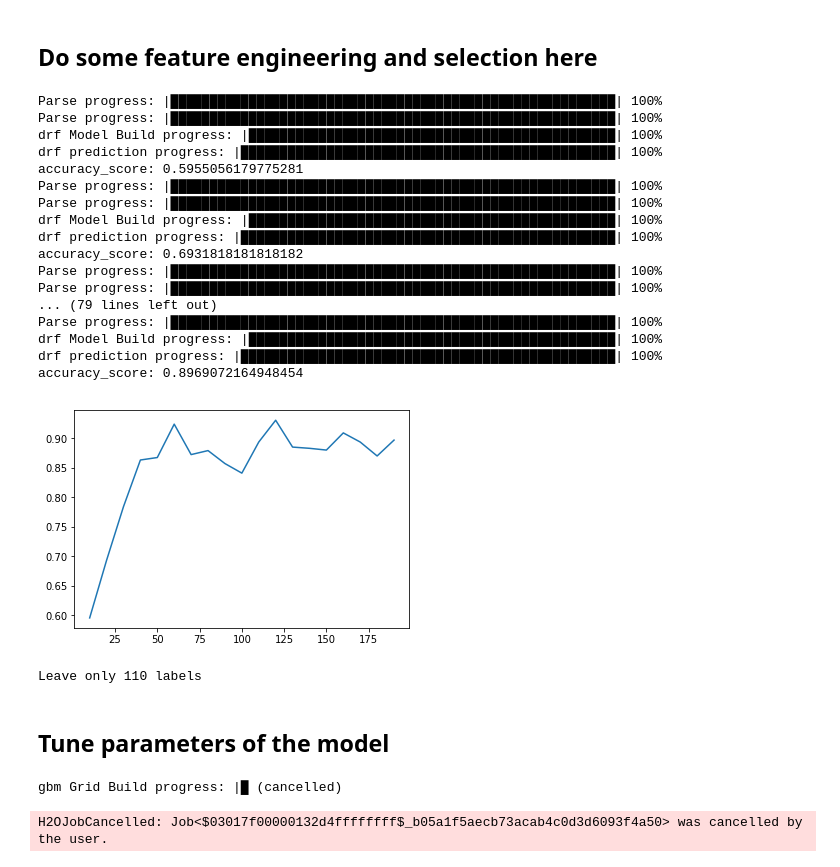
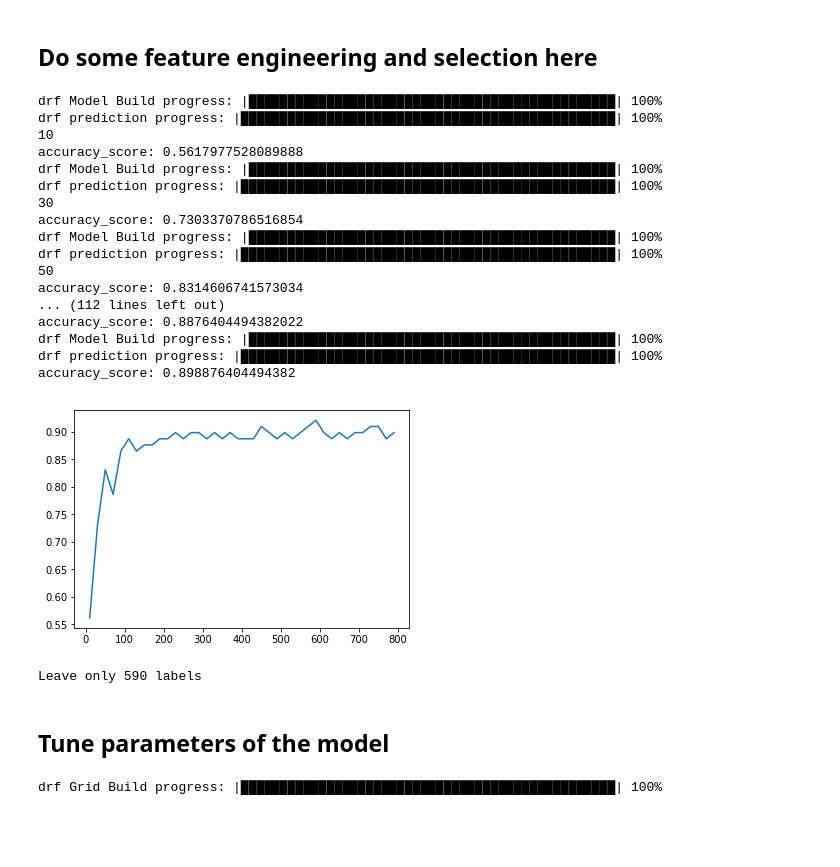
Before and after one commit to NataliaNovosad/H2OClassification, a Jupyter notebook: H2O_classifier.ipynb, the cells around one changed output. Drawn from its saved outputs; the diff is of its cells as text; code cells hidden in the pictures; blank space fills up the shorter version.

Commit message:
final model

```diff
--- a/H2O_classifier.ipynb
+++ b/H2O_classifier.ipynb
@@ -192,25 +171,33 @@ print(var_data)
 from sklearn.feature_selection import SelectKBest
 from sklearn.feature_selection import chi2
 
-gbm_model = H2ORandomForestEstimator(distribution="multinomial")
+gbm_model = H2ORandomForestEstimator(distribution="multinomial", seed = 123)
 
-X = data[data.col_names[:-1]].as_data_frame()
-y = data["category"].as_data_frame()
+X = train[train.col_names[:-1]].as_data_frame()
+y = train["category"].as_data_frame()
 
 acc = []
 acc_score = 0
 
-for k in range(10,200,10):
+Kfrom = 10
+Kto = 800
+Kstep = 20
+
+for k in range(Kfrom, Kto, Kstep):
     selection = SelectKBest(score_func=chi2, k=k)
+    fit = selection.fit(X,y)
     new_X = selection.fit(X,y).transform(X)
 
-    new_data = h2o.H2OFrame.from_python(new_X).cbind(h2o.H2OFrame(y))
-    splits = new_data.split_frame([0.9])
+    dfscores = pd.DataFrame(fit.scores_)
+    dfcolumns = pd.DataFrame(X.columns)
+    featureScores = pd.concat([dfcolumns,dfscores],axis=1)
+    featureScores.columns = ['Features','Score']
+    best_features = featureScores.nlargest(k,'Score')
 
-    Ktrain = splits[0]
-    Ktest = splits[1]
+    Ktrain = train[list(best_features["Features"])+["category"]]
+    Ktest = test[list(best_features["Features"])+["category"]]
 
-    Kpredictors = new_data.col_names[:-1]
+    Kpredictors = Ktrain.col_names[:-1]
     Kresponse = "category"
 
     gbm_model.train(Kpredictors, Kresponse, training_frame=Ktrain)
@@ -219,34 +206,36 @@ for k in range(10,200,10):
     real = Ktest["category"][:,0].as_data_frame()
     acc.append(accuracy_score(real, predictions))
     if (accuracy_score(real, predictions) > acc_score):
-        new_new_data = new_data
+        print(k)
+        acc_score = accuracy_score(real, predictions)
+        new_train = Ktrain
+        new_test = Ktest
     print("accuracy_score: {}".format(accuracy_score(real, predictions)))
 # %% [output]
-Parse progress: |█████████████████████████████████████████████████████████| 100%
-Parse progress: |█████████████████████████████████████████████████████████| 100%
 drf Model Build progress: |███████████████████████████████████████████████| 100%
 drf prediction progress: |████████████████████████████████████████████████| 100%
-accuracy_score: 0.5955056179775281
-Parse progress: |█████████████████████████████████████████████████████████| 100%
-Parse progress: |█████████████████████████████████████████████████████████| 100%
+10
+accuracy_score: 0.5617977528089888
 drf Model Build progress: |███████████████████████████████████████████████| 100%
 drf prediction progress: |████████████████████████████████████████████████| 100%
-accuracy_score: 0.6931818181818182
-Parse progress: |█████████████████████████████████████████████████████████| 100%
-Parse progress: |█████████████████████████████████████████████████████████| 100%
-... (79 lines left out)
-Parse progress: |█████████████████████████████████████████████████████████| 100%
+30
+accuracy_score: 0.7303370786516854
 drf Model Build progress: |███████████████████████████████████████████████| 100%
 drf prediction progress: |████████████████████████████████████████████████| 100%
-accuracy_score: 0.8969072164948454
+50
+accuracy_score: 0.8314606741573034
+... (112 lines left out)
+accuracy_score: 0.8876404494382022
+drf Model Build progress: |███████████████████████████████████████████████| 100%
+drf prediction progress: |████████████████████████████████████████████████| 100%
+accuracy_score: 0.898876404494382
 # %%
-plt.plot(list(range(10,200,10)), acc)
+plt.plot(list(range(Kfrom, Kto, Kstep)), acc)
 plt.show()
 # %% [output]
-[figure, old version]
+[figure, new version]
 # %%
-data = new_new_data
-bestK = acc.index(max(acc))*10
+bestK = (acc.index(max(acc))+1)*Kstep - Kfrom
 print("Leave only {} labels".format(bestK))
 # %% [output]
-Leave only 110 labels
+Leave only 590 labels
@@ -264,13 +250,12 @@ response = "category"
 # %%
 from h2o.grid.grid_search import H2OGridSearch
 
-params = {'max_depth' : list(range(1,30,2))}
-gbm_grid = H2OGradientBoostingEstimator(ntrees = 1000, learn_rate=0.05, seed = 123)
+params = {'max_depth' : list(range(20,40,2))}
+gbm_grid = H2ORandomForestEstimator(ntrees = 100, seed = 123)
 grid = H2OGridSearch(gbm_grid, params,
                          grid_id = 'depth_grid')
 grid.train(x = predictors, y = response, training_frame = train, validation_frame = test)
 # %% [output]
-gbm Grid Build progress: |█ (cancelled)
+drf Grid Build progress: |████████████████████████████████████████████████| 100%
-H2OJobCancelled: Job<$03017f00000132d4ffffffff$_b05a1f5aecb73acab4c0d3d6093f4a50> was cancelled by the user.
 # %%
 grid.get_grid(sort_by = 'mse')
```
Also changed, not shown: parts of 21 cells of this notebook.
